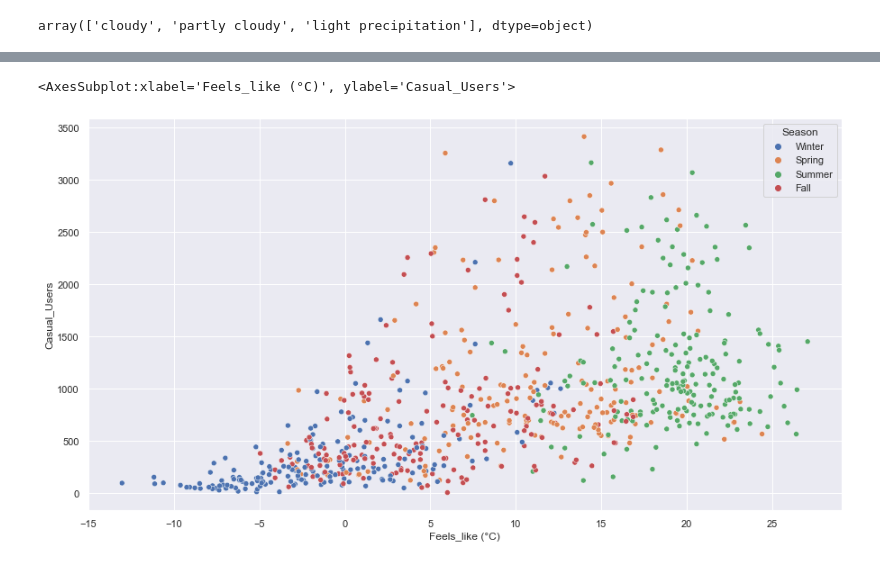
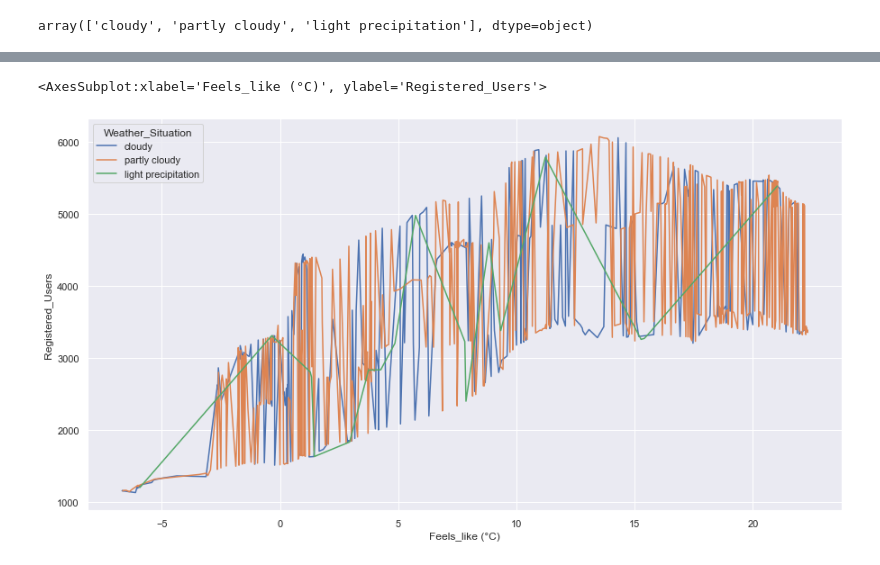
Before and after one commit to tanchaud/BikeSharing_Data_Analysis, a Jupyter notebook: bike_DAYdata_analysis.ipynb, the cells around one changed output, grey strips where cells are left out. Cells and saved outputs as stored; diff of their text form; code cells hidden in the pictures.

```diff
--- a/bike_DAYdata_analysis.ipynb
+++ b/bike_DAYdata_analysis.ipynb
@@ -156,6 +156,3 @@ Index(['Season', 'Year', 'Month', 'Holiday', 'Day_of_the_Week', 'Working_Day',
 df_day['Weather_Situation'].unique()
 # %% [output]
 array(['cloudy', 'partly cloudy', 'light precipitation'], dtype=object)
-# %%
-sns.set(rc = {'figure.figsize': (7,5)})
-sns.countplot(df_day['Season'])
@@ -203,0 +281,9 @@ TypeError: The DTypes <class 'numpy.dtype[float64]'> and <class 'numpy.dtype[dat
+# %%
+sns.set(rc = {'figure.figsize':(10,7)})
+
+#cols_plot = ['Temperature (°C)', 'Feels_like (°C)','Humidity (%)', 'Wind_Speed (km/hr)']
+cols_plot = ['Casual_Users', 'Registered_Users']
+axes = df_day_7d[cols_plot].plot(linewidth=1.5, subplots=True)
+#axes = df_day[cols_plot].plot(marker='.', alpha=0.5, linestyle='None', figsize=(11, 9), subplots=True)
+for ax in axes:
+    ax.set_ylabel('Count')
@@ -203,0 +316,22 @@ TypeError: The DTypes <class 'numpy.dtype[float64]'> and <class 'numpy.dtype[dat
+# %%
+sns.set(rc = {'figure.figsize':(15,7)})
+
+# Start and end of the date range to extract
+start, end = '2011-01', '2012-12'
+# Plot daily and weekly resampled time series together
+fig, ax = plt.subplots()
+
+ax.plot(df_day.loc[start:end, 'Casual_Users'],
+marker='.', linestyle='-', linewidth=0.5, label='Daily')
+
+ax.plot(df_day_mean.loc[start:end, 'Casual_Users'],
+marker='o', markersize=8, linestyle='-', label='Weekly Mean Resample')
+
+ax.plot(df_day_7d.loc[start:end, 'Casual_Users'],
+marker='.', linestyle='-', label='7-d Rolling Mean')
+
+ax.plot(df_day_365d.loc[start:end, 'Casual_Users'],
+marker='.', linestyle='-', label='Trend')
+
+ax.set_ylabel('Casual_Users Count')
+ax.legend()
@@ -203,0 +359,5 @@ TypeError: The DTypes <class 'numpy.dtype[float64]'> and <class 'numpy.dtype[dat
+# %%
+# Compute the centered rolling mean
+data_columns = ['Casual_Users', 'Registered_Users','Feels_like (°C)']
+df_day_7d = df_day[data_columns].rolling(28, center=True).mean()
+df_day_7d.head(10)
@@ -204,6 +377,8 @@ TypeError: The DTypes <class 'numpy.dtype[float64]'> and <class 'numpy.dtype[dat
 # %%
 sns.set(rc = {'figure.figsize':(15,8)})
-sns.scatterplot(x=df_day['Feels_like (°C)'], y= df_day['Casual_Users'], hue = df_day['Season'])
+sns.lineplot(x=df_day_7d['Feels_like (°C)'], y=df_day_7d['Registered_Users'], hue = df_day['Weather_Situation'])
+
+#plt.title('2011 March')
 # %% [output]
-<AxesSubplot:xlabel='Feels_like (°C)', ylabel='Casual_Users'>
+<AxesSubplot:xlabel='Feels_like (°C)', ylabel='Registered_Users'>
-[figure, old version]
+[figure, new version]
```
Also changed, not shown: parts of 35 cells of this notebook, 4 other files.
